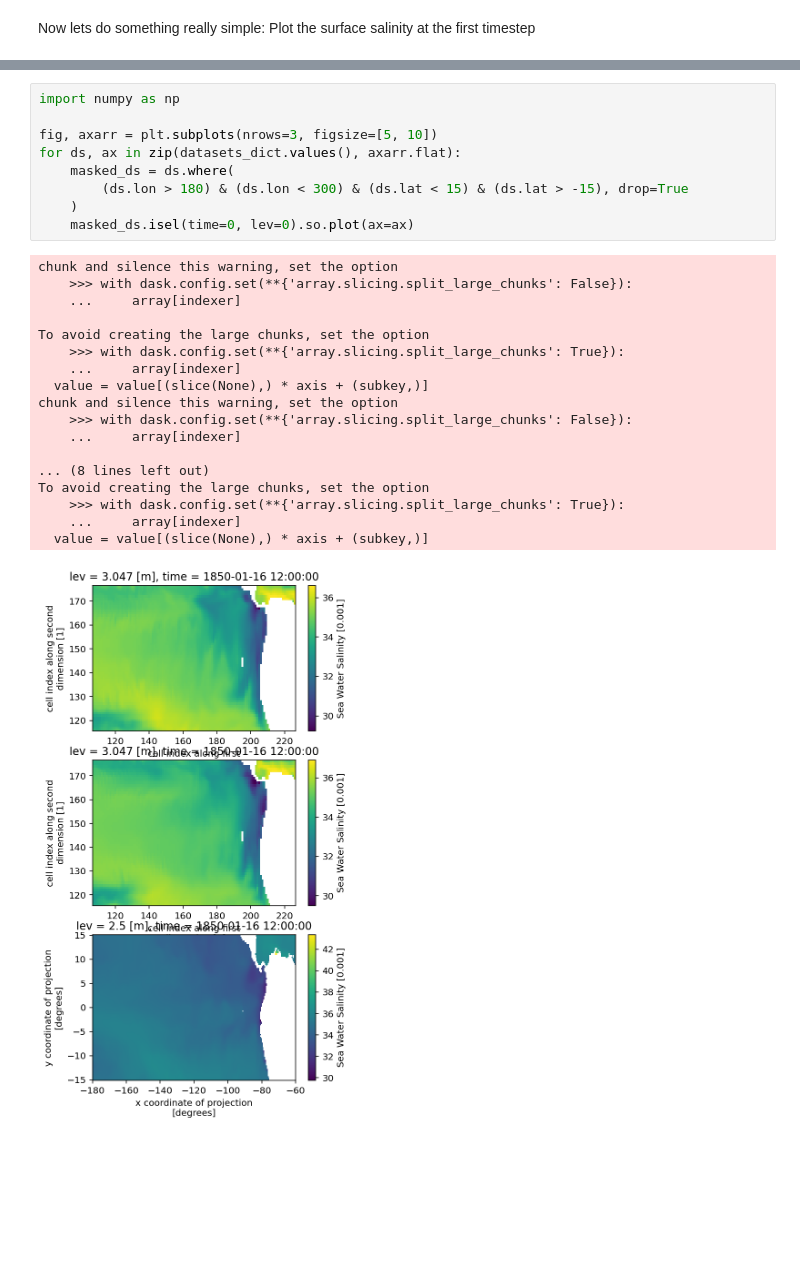
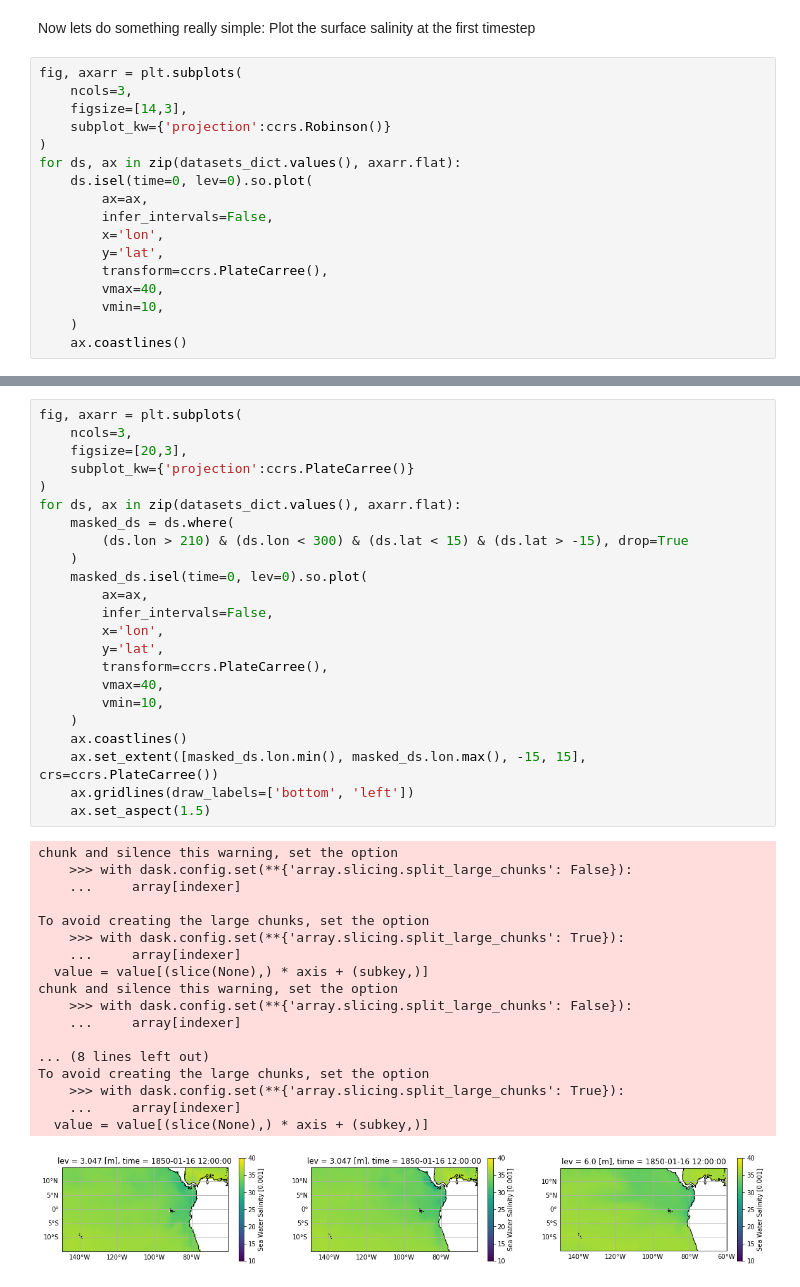
Before and after one commit to jbusecke/tutorial_osm22_cmip6, a Jupyter notebook: getting_started.ipynb, the cells around one changed output, grey strips where cells are left out. Cells and saved outputs as stored; diff of their text form; blank space fills up the shorter version.

```diff
--- a/getting_started.ipynb
+++ b/getting_started.ipynb
@@ -196,2 +179,19 @@ Coordinates: (12/14)
 # %% [markdown]
 Now lets do something really simple: Plot the surface salinity at the first timestep
+# %%
+fig, axarr = plt.subplots(
+    ncols=3,
+    figsize=[14,3],
+    subplot_kw={'projection':ccrs.Robinson()}
+)
+for ds, ax in zip(datasets_dict.values(), axarr.flat):
+    ds.isel(time=0, lev=0).so.plot(
+        ax=ax,
+        infer_intervals=False,
+        x='lon',
+        y='lat',
+        transform=ccrs.PlateCarree(),
+        vmax=40,
+        vmin=10,
+    )
+    ax.coastlines()
@@ -198,28 +203,42 @@ Now lets do something really simple: Plot the surface salinity at the first time
 # %%
-import numpy as np
-
-fig, axarr = plt.subplots(nrows=3, figsize=[5, 10])
+fig, axarr = plt.subplots(
+    ncols=3,
+    figsize=[20,3],
+    subplot_kw={'projection':ccrs.PlateCarree()}
+)
 for ds, ax in zip(datasets_dict.values(), axarr.flat):
     masked_ds = ds.where(
-        (ds.lon > 180) & (ds.lon < 300) & (ds.lat < 15) & (ds.lat > -15), drop=True
+        (ds.lon > 210) & (ds.lon < 300) & (ds.lat < 15) & (ds.lat > -15), drop=True
     )
-    masked_ds.isel(time=0, lev=0).so.plot(ax=ax)
+    masked_ds.isel(time=0, lev=0).so.plot(
+        ax=ax,
+        infer_intervals=False,
+        x='lon',
+        y='lat',
+        transform=ccrs.PlateCarree(),
+        vmax=40,
+        vmin=10,
+    )
+    ax.coastlines()
+    ax.set_extent([masked_ds.lon.min(), masked_ds.lon.max(), -15, 15], crs=ccrs.PlateCarree())
+    ax.gridlines(draw_labels=['bottom', 'left'])
+    ax.set_aspect(1.5)
 # %% [output]
 chunk and silence this warning, set the option
     >>> with dask.config.set(**{'array.slicing.split_large_chunks': False}):
     ...     array[indexer]
 
 To avoid creating the large chunks, set the option
     >>> with dask.config.set(**{'array.slicing.split_large_chunks': True}):
     ...     array[indexer]
   value = value[(slice(None),) * axis + (subkey,)]
 chunk and silence this warning, set the option
     >>> with dask.config.set(**{'array.slicing.split_large_chunks': False}):
     ...     array[indexer]
 
 ... (8 lines left out)
 To avoid creating the large chunks, set the option
     >>> with dask.config.set(**{'array.slicing.split_large_chunks': True}):
     ...     array[indexer]
   value = value[(slice(None),) * axis + (subkey,)]
-[figure, old version]
+[figure, new version]
```
Also changed, not shown: parts of 22 cells of this notebook, 1 other file.
